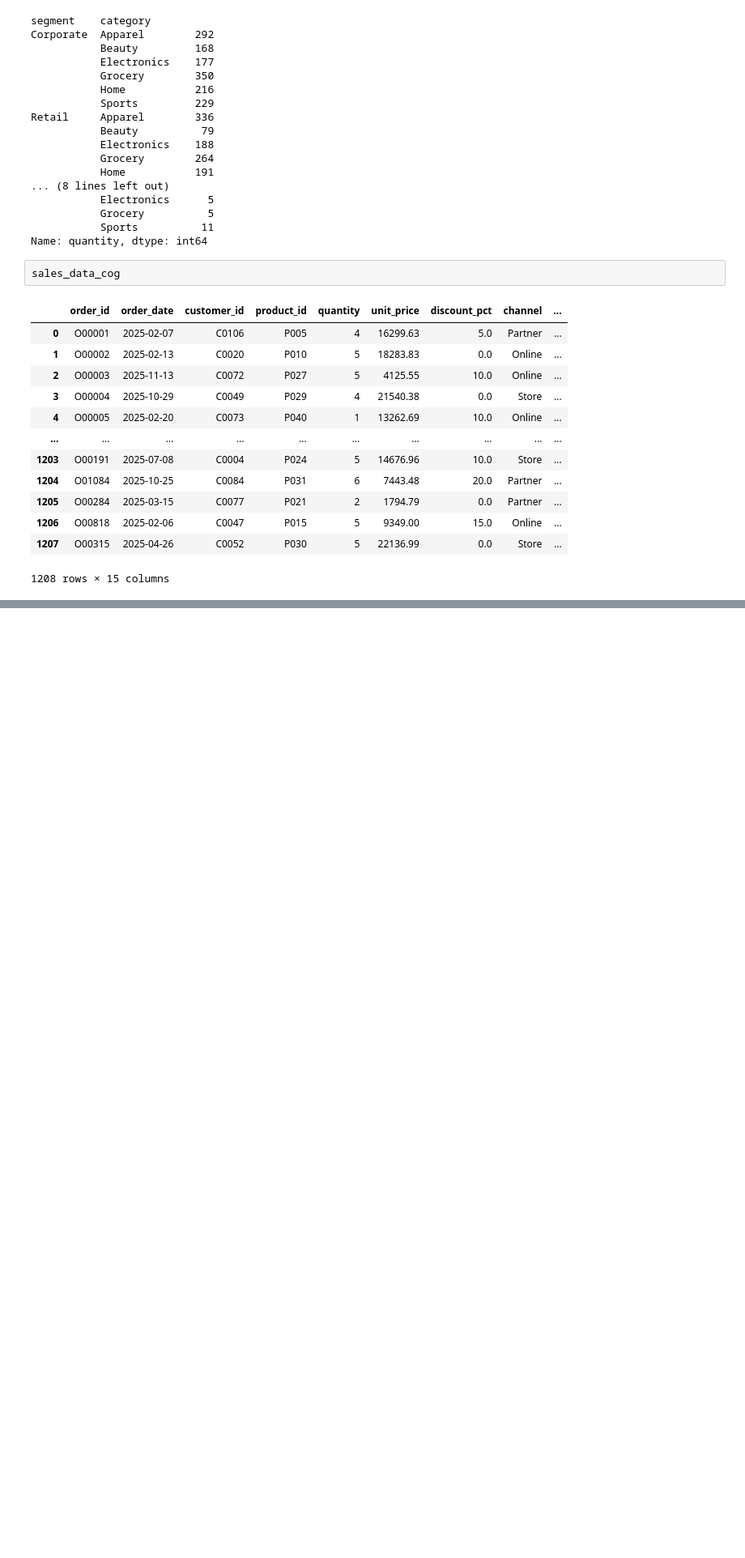
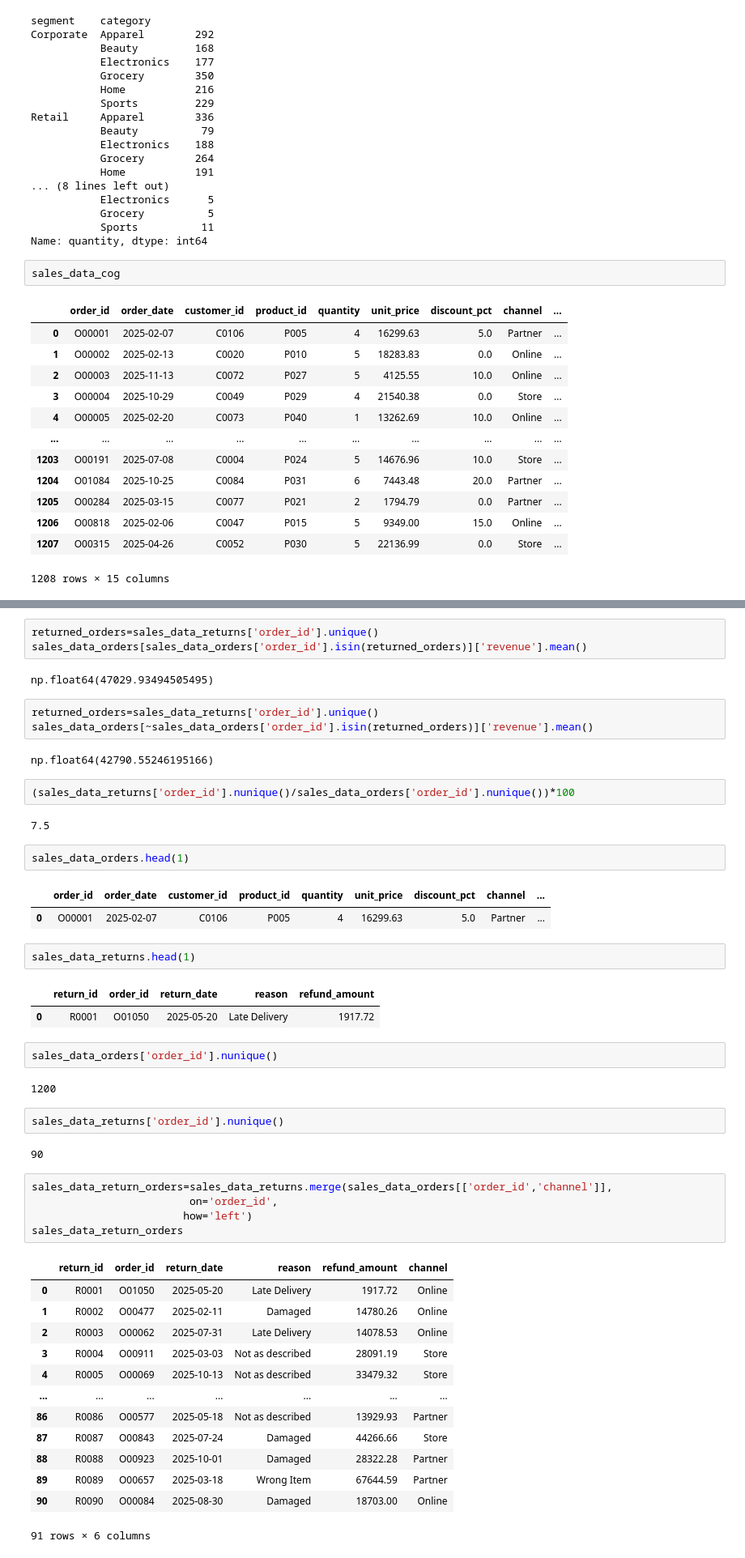
Before and after one commit to sharmaaditya2697-commits/pandas_practice, a Jupyter notebook: test25sept2026.ipynb, the cells around one changed output, grey strips where cells are left out. Shown at 81% size. Drawn from its saved outputs; the diff is of its cells as text; blank space fills up the shorter version.

```diff
--- a/test25sept2026.ipynb
+++ b/test25sept2026.ipynb
@@ -2001,0 +2210,51 @@ Index(['order_id', 'order_date', 'customer_id', 'product_id', 'quantity',
+# %%
+returned_orders=sales_data_returns['order_id'].unique()
+sales_data_orders[sales_data_orders['order_id'].isin(returned_orders)]['revenue'].mean()
+# %% [output]
+np.float64(47029.93494505495)
+# %%
+returned_orders=sales_data_returns['order_id'].unique()
+sales_data_orders[~sales_data_orders['order_id'].isin(returned_orders)]['revenue'].mean()
+# %% [output]
+np.float64(42790.55246195166)
+# %%
+(sales_data_returns['order_id'].nunique()/sales_data_orders['order_id'].nunique())*100
+# %% [output]
+7.5
+# %%
+sales_data_orders.head(1)
+# %% [output]
+|  | order_id | order_date | customer_id | product_id | quantity | unit_price | discount_pct | channel | ... |
+| 0 | O00001 | 2025-02-07 | C0106 | P005 | 4 | 16299.63 | 5.0 | Partner | ... |
+# %%
+sales_data_returns.head(1)
+# %% [output]
+|  | return_id | order_id | return_date | reason | refund_amount |
+| 0 | R0001 | O01050 | 2025-05-20 | Late Delivery | 1917.72 |
+# %%
+sales_data_orders['order_id'].nunique()
+# %% [output]
+1200
+# %%
+sales_data_returns['order_id'].nunique()
+# %% [output]
+90
+# %%
+sales_data_return_orders=sales_data_returns.merge(sales_data_orders[['order_id','channel']],
+                         on='order_id',
+                        how='left')
+sales_data_return_orders
+# %% [output]
+|  | return_id | order_id | return_date | reason | refund_amount | channel |
+| 0 | R0001 | O01050 | 2025-05-20 | Late Delivery | 1917.72 | Online |
+| 1 | R0002 | O00477 | 2025-02-11 | Damaged | 14780.26 | Online |
+| 2 | R0003 | O00062 | 2025-07-31 | Late Delivery | 14078.53 | Online |
+| 3 | R0004 | O00911 | 2025-03-03 | Not as described | 28091.19 | Store |
+| 4 | R0005 | O00069 | 2025-10-13 | Not as described | 33479.32 | Store |
+| ... | ... | ... | ... | ... | ... | ... |
+| 86 | R0086 | O00577 | 2025-05-18 | Not as described | 13929.93 | Partner |
+| 87 | R0087 | O00843 | 2025-07-24 | Damaged | 44266.66 | Store |
+| 88 | R0088 | O00923 | 2025-10-01 | Damaged | 28322.28 | Partner |
+| 89 | R0089 | O00657 | 2025-03-18 | Wrong Item | 67644.59 | Partner |
+| 90 | R0090 | O00084 | 2025-08-30 | Damaged | 18703.00 | Online |
+91 rows × 6 columns
```
Also changed, not shown: parts of 40 cells of this notebook.
